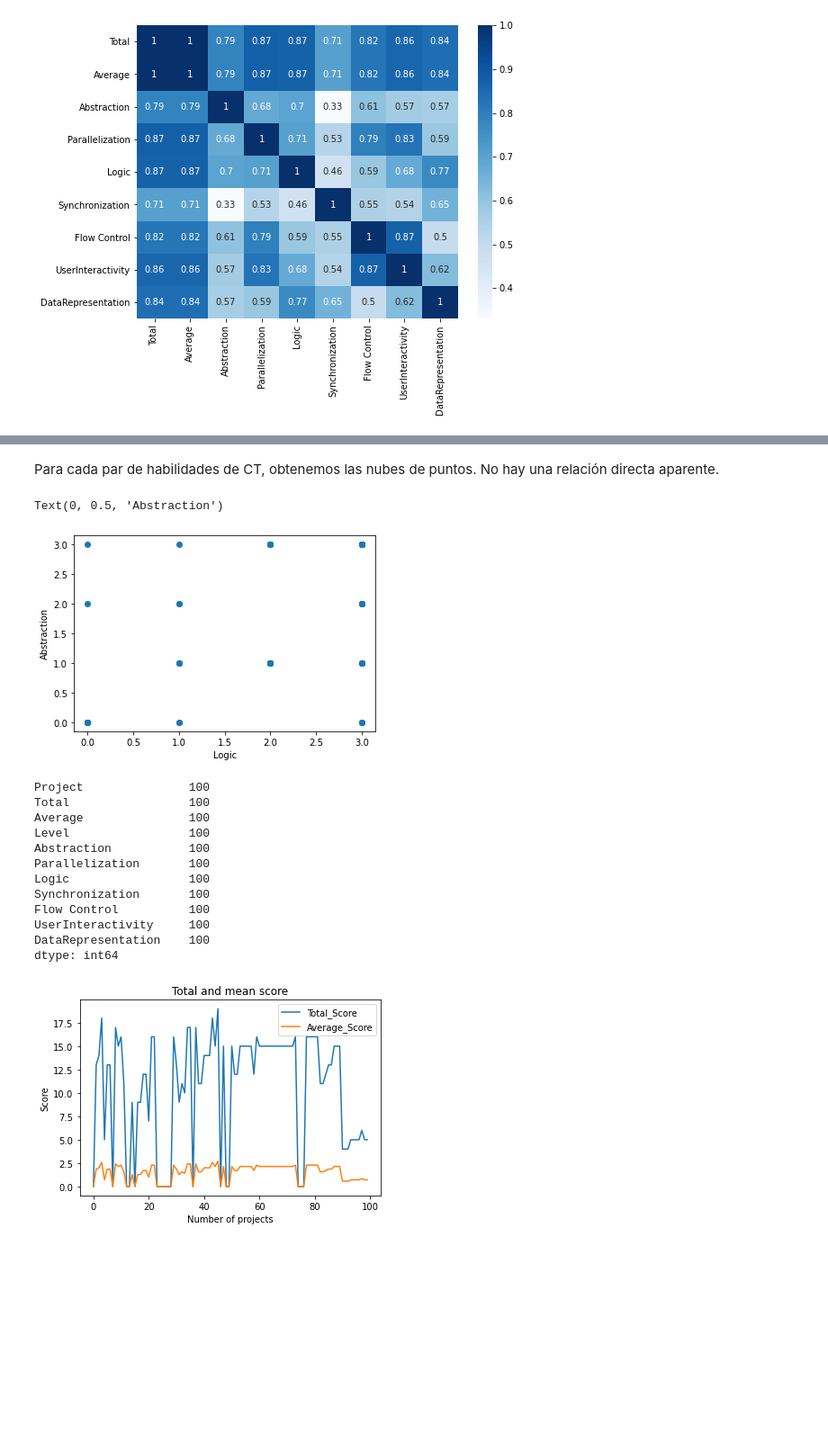
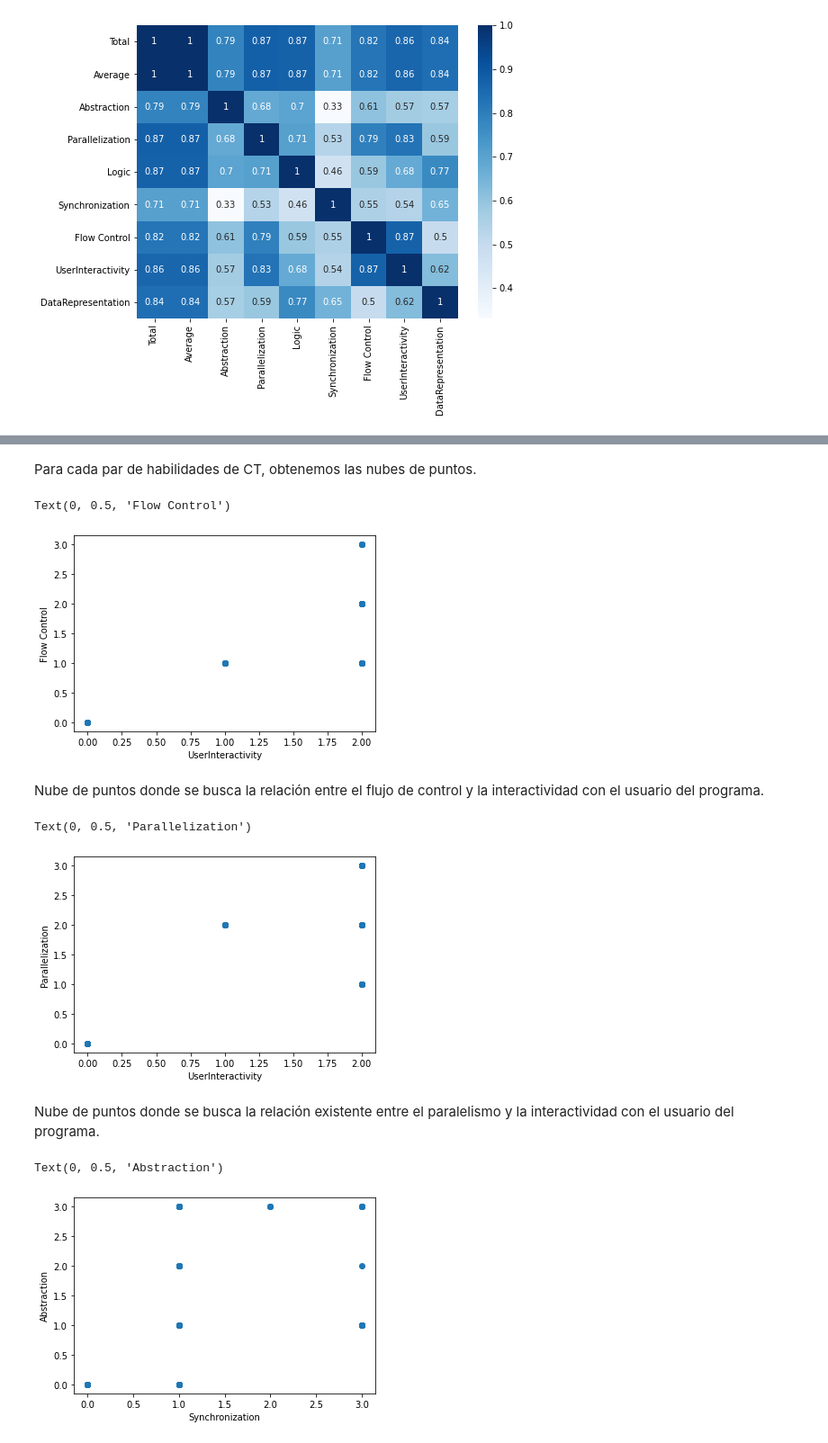
Before and after one commit to rcruiz/pruebaCT, a Jupyter notebook: Analisis.ipynb, the cells around one changed output, grey strips where cells are left out. Shown at 90% size. Drawn from its saved outputs; the diff is of its cells as text; code cells hidden in the pictures; blank space fills up the shorter version.

```diff
--- a/Analisis.ipynb
+++ b/Analisis.ipynb
@@ -584,34 +623,27 @@ df_plot.plot()
 # %% [markdown]
-Para cada par de habilidades de CT, obtenemos las nubes de puntos. No hay una relación directa aparente.
+Para cada par de habilidades de CT, obtenemos las nubes de puntos.
 # %%
-plt.scatter(df_analyzer['Logic'], df_analyzer['Abstraction'])
-plt.xlabel("Logic")
-plt.ylabel('Abstraction')
+plt.scatter(df_analyzer['UserInteractivity'], df_analyzer['Flow Control'])
+plt.xlabel('UserInteractivity')
+plt.ylabel('Flow Control')
 # %% [output]
-Text(0, 0.5, 'Abstraction')
+Text(0, 0.5, 'Flow Control')
-[figure, old version]
+[figure, new version]
+# %% [markdown]
+Nube de puntos donde se busca la relación entre el flujo de control y la interactividad con el usuario del programa.
 # %%
-pd.notnull(df_analyzer).count()
+plt.scatter(df_analyzer['UserInteractivity'], df_analyzer['Parallelization'])
+plt.xlabel('UserInteractivity')
+plt.ylabel('Parallelization')
 # %% [output]
-Project               100
-Total                 100
-Average               100
-Level                 100
-Abstraction           100
-Parallelization       100
-Logic                 100
-Synchronization       100
-Flow Control          100
-UserInteractivity     100
-DataRepresentation    100
-dtype: int64
+Text(0, 0.5, 'Parallelization')
+[figure, added]
+# %% [markdown]
+Nube de puntos donde se busca la relación existente entre el paralelismo y la interactividad con el usuario del programa.
 # %%
-plt.plot(df_analyzer.index, df_analyzer.Total,label="Total_Score")
-plt.plot(df_analyzer.index, df_analyzer.Average, label="Average_Score")
-plt.xlabel("Number of projects")
-plt.ylabel("Score")
-plt.title("Total and mean score")
-plt.legend()
-plt.show()
+plt.scatter(df_analyzer['Synchronization'], df_analyzer['Abstraction'])
+plt.xlabel('Synchronization')
+plt.ylabel('Abstraction')
 # %% [output]
+Text(0, 0.5, 'Abstraction')
-[figure, old version]
+[figure, new version]
```
Also changed, not shown: parts of 80 cells of this notebook.
